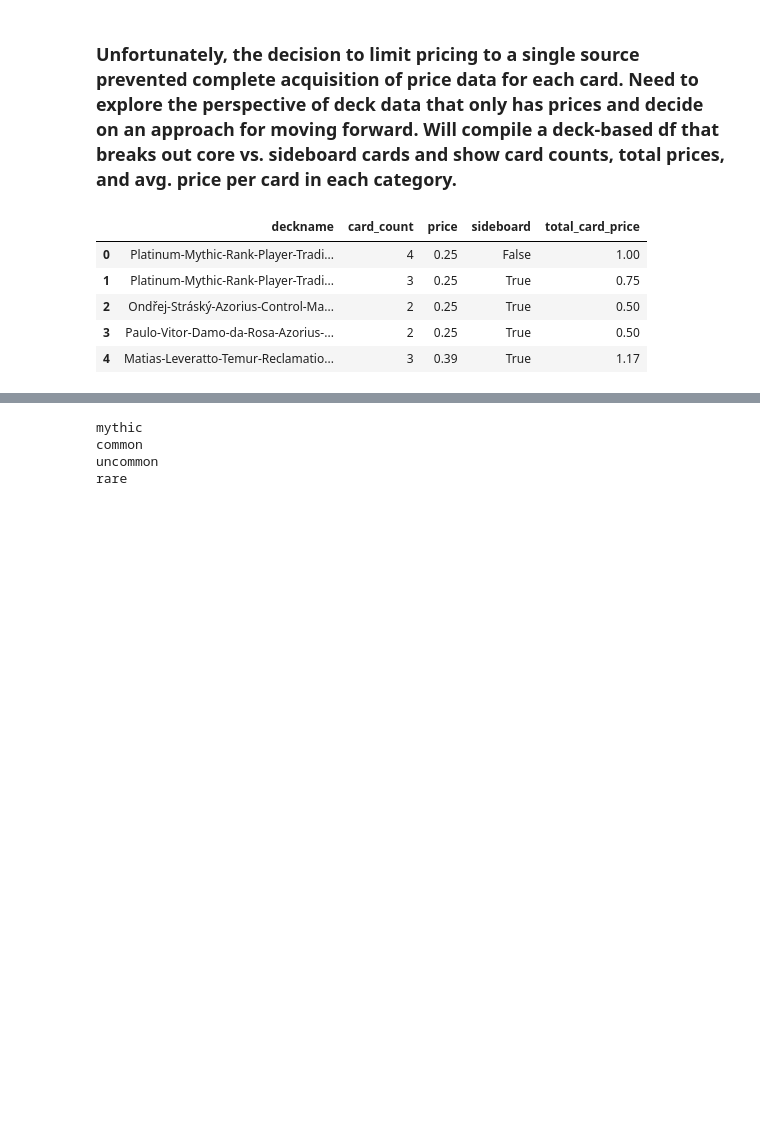
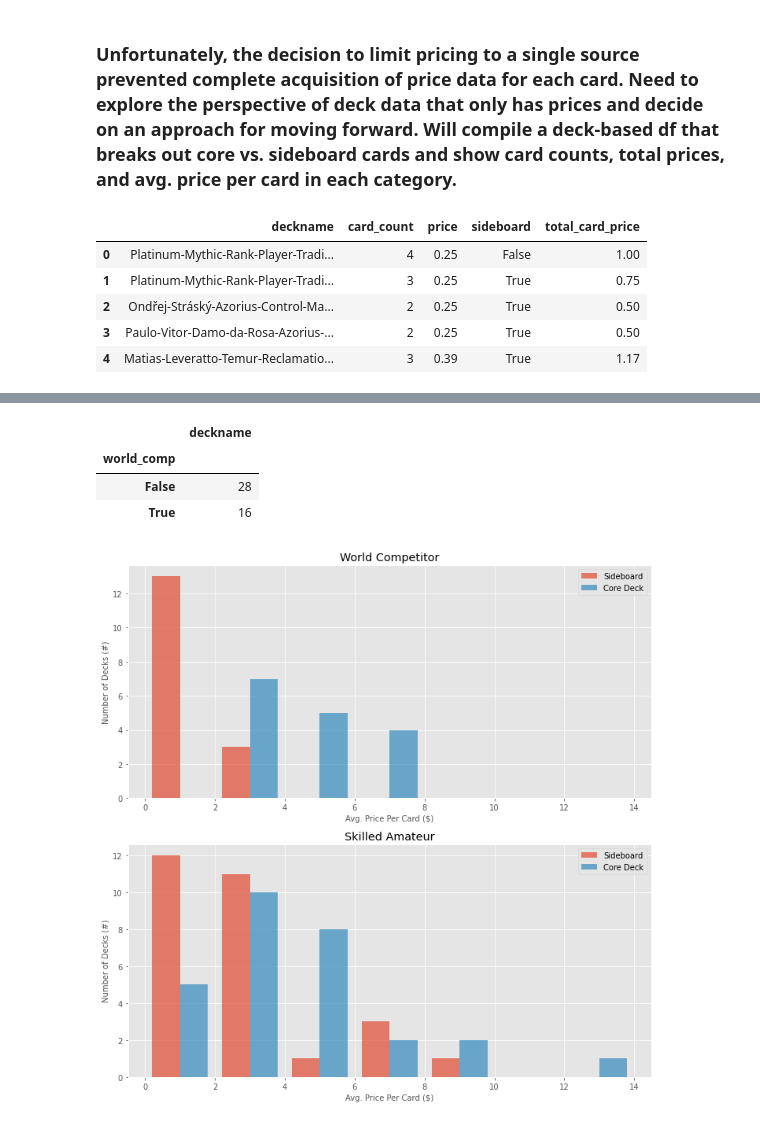
Before and after one commit to qitoahc/PayToWin_or_PayToPlay, a Jupyter notebook: notebooks/Deck price comparison.ipynb, the cells around one changed output, grey strips where cells are left out. Saved outputs shown, nothing was run; the diff lists cells and outputs as text; code cells hidden in the pictures; blank space fills up the shorter version.

Commit message:
completed analysis and mann whitney u test, and uploading tables of critical U values.

```diff
--- a/notebooks/Deck price comparison.ipynb
+++ b/notebooks/Deck price comparison.ipynb
@@ -137,7 +138,7 @@ price_only.head()
 core_price_only = price_only.loc[price_only['sideboard'] == False,:]
 core_deck_prices = core_price_only.loc[:,['deckname', 'card_count', 'total_card_price']].groupby('deckname').sum()
 core_deck_prices['core_avg_card_price'] = core_deck_prices['total_card_price'] / core_deck_prices['card_count']
-core_deck_prices.rename(columns = {})
+#core_deck_prices.rename(columns = {})
 core_deck_prices.rename(columns = {'card_count':'core_card_count','total_card_price':'core_deck_price'}, inplace = True)
 
 
@@ -147,4 +148,7 @@ sboard_deck_prices['sboard_avg_card_price'] = sboard_deck_prices['total_card_pri
 sboard_deck_prices.rename(columns = {})
 sboard_deck_prices.rename(columns = {'card_count':'sboard_card_count','total_card_price':'sboard_deck_price'}, inplace = True)
 
-deck_prices = core_deck_prices.merge(sboard_deck_prices,how='inner',on='deckname')
+deck_prices = core_deck_prices.merge(sboard_deck_prices,how='inner',on='deckname').reset_index()
+deck_prices.head()
+deck_prices['world_comp'] = deck_prices['deckname'].apply(lambda x: x[:8] != 'Platinum')
+deck_prices.tail()
@@ -161,23 +172,46 @@ deck_prices.describe()
 | 75% | 59.000000 | 312.352500 | 5.538869 | 15.000000 | 41.150000 | ... |
 | max | 60.000000 | 445.140000 | 13.990000 | 68.000000 | 509.980000 | ... |
 # %%
-# create categorical variable for world comp vs. successful amateur, then look to compare sboard and core avg price
-#within the categories.  maybe overlay histograms by avg card price bins?
-# also then look at histograms of card count for core by each category...maybe as a pareto to make a 'cutoff'.
-# Then plot the distributions of each select deck pricing group to compare the two.
-# then do hypothesis test.
-# ideally some scatters between price and other variables to see any kind of trend... and then pick sample from
-#core cards to create 'at random deck' to see what would generate.
+deck_prices[['deckname', 'world_comp']].groupby('world_comp').count()
+# %% [output]
+|  | deckname |
+| world_comp |  |
+| False | 28 |
+| True | 16 |
+# %%
+def overlayed_hists(axes, df, series, categories, bins, xlab, ylab, density=False, cumulative=False, leave_open=True):
+    """
+    Parameters:
+        df = dataframe
+            Contains the data series (as identified by series parameter) to be plotted on the same graph for a given category.
+        series = dict
+        categories = array
+            array listing the unique categories to filter by graph.
+    """
+    fsize = 10
+    category_field = categories['category']
+    for i, cat in enumerate(list(categories.keys())[1:]):
+#         for line, label in series.items():
+#             axes[i].hist(df.loc[df[category_field] == cat,line], label = label, alpha =.8, bins = bins)
+        axes[i].hist(df.loc[df[category_field] == cat,series.keys()], label = list(series.values()),
+                     alpha =.7, bins = bins, density = density, cumulative = cumulative)
+        axes[i].set_title(categories[cat])
+        axes[i].set_ylabel(ylab, fontsize = fsize)
+        axes[i].set_xlabel(xlab, fontsize = fsize)
+        axes[i].legend()
+
+    fig.tight_layout()
+    if leave_open == False:
+        plt.show()
 # %%
-def overlayed_plots(ax, df, category):
-    for i in df[category].unique():
-        ax.plot()
+categories = {'category': 'world_comp', True: 'World Competitor', False:'Skilled Amateur'}
+series = {'sboard_avg_card_price':'Sideboard', 'core_avg_card_price':'Core Deck'}
+x = 'Avg. Price Per Card ($)'
+y = 'Number of Decks (#)'
+bins = list(range(0,15,2))
 
-fig, ax = plt.subplots()
-overlayed_plots(ax, card_df, 'rarity')
+fig, axes = plt.subplots(len(categories)-1, figsize=(10,10))
+overlayed_hists(axes, deck_prices, series, categories, bins, x, y)
 # %% [output]
-mythic
-common
-uncommon
-rare
+[figure, added]
 # %%
```
Also changed, not shown: parts of 18 cells of this notebook, 1 other file.
